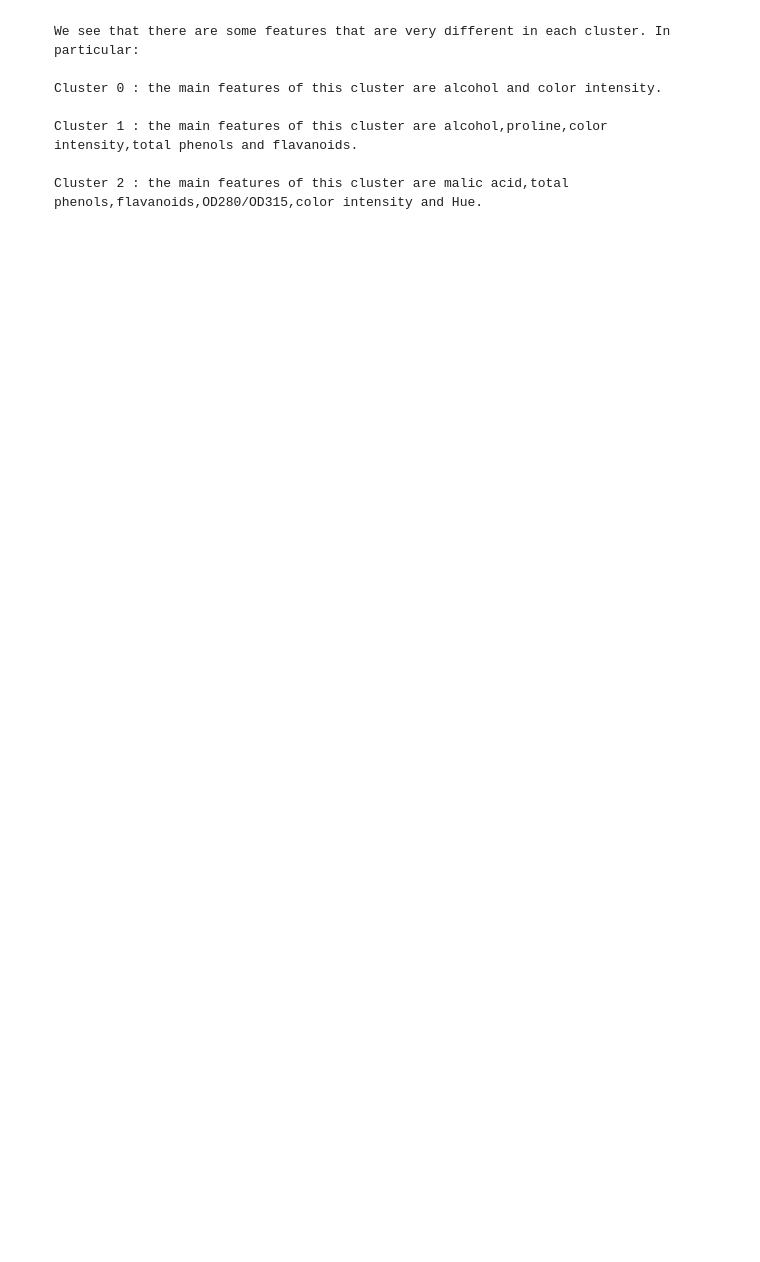
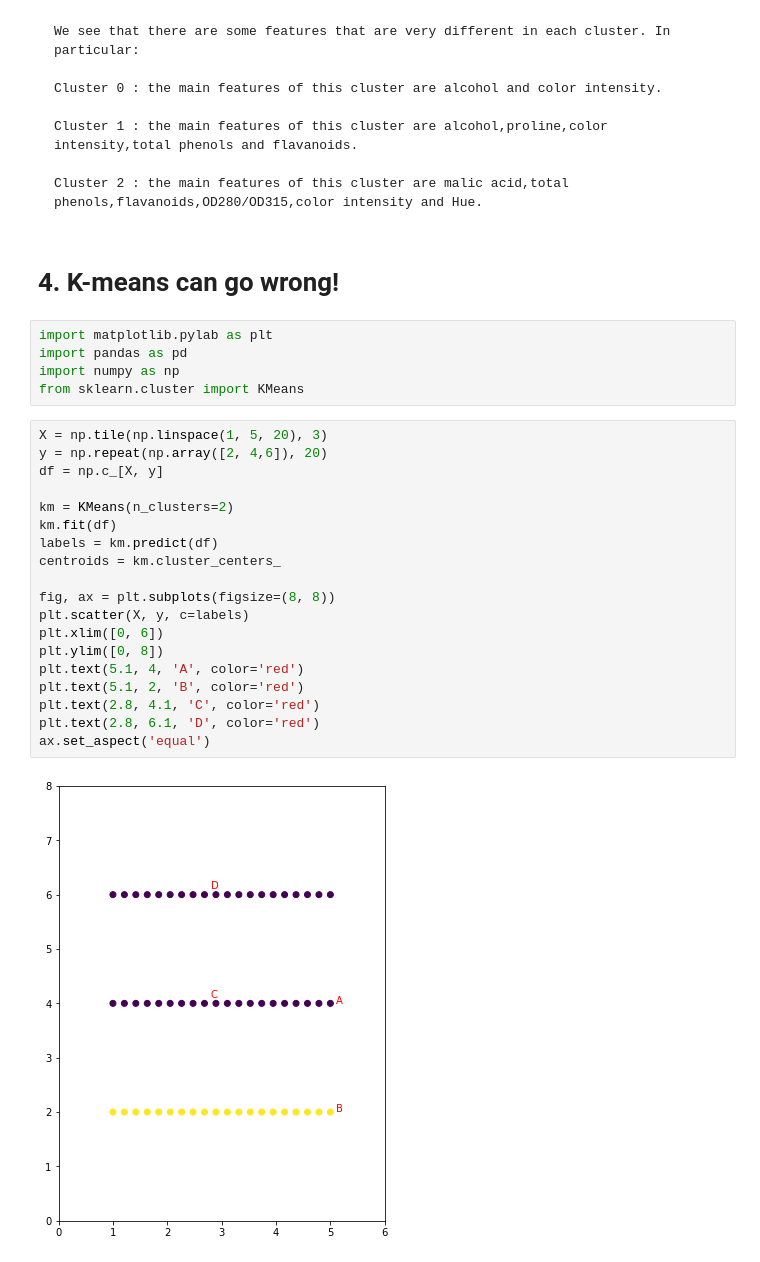
Before and after one commit to AntoCat93/HW4_G18, a Jupyter notebook: main.ipynb, the cells around one changed output. Drawn from its saved outputs; the diff is of its cells as text; blank space fills up the shorter version.

```diff
--- a/main.ipynb
+++ b/main.ipynb
@@ -698,3 +698,31 @@ df.pivot(columns='Cluster').Proline.plot.box(vert=False)
     Cluster 1 : the main features of this cluster are alcohol,proline,color intensity,total phenols and flavanoids.
 
     Cluster 2 : the main features of this cluster are malic acid,total phenols,flavanoids,OD280/OD315,color intensity and Hue.
+# %% [markdown]
+# 4. K-means can go wrong!
+# %%
+import matplotlib.pylab as plt
+import pandas as pd
+import numpy as np
+from sklearn.cluster import KMeans
+# %%
+X = np.tile(np.linspace(1, 5, 20), 3)
+y = np.repeat(np.array([2, 4,6]), 20)
+df = np.c_[X, y]
+
+km = KMeans(n_clusters=2)
+km.fit(df)
+labels = km.predict(df)
+centroids = km.cluster_centers_
+
+fig, ax = plt.subplots(figsize=(8, 8))
+plt.scatter(X, y, c=labels)
+plt.xlim([0, 6])
+plt.ylim([0, 8])
+plt.text(5.1, 4, 'A', color='red')
+plt.text(5.1, 2, 'B', color='red')
+plt.text(2.8, 4.1, 'C', color='red')
+plt.text(2.8, 6.1, 'D', color='red')
+ax.set_aspect('equal')
+# %% [output]
+[figure, added]
```
Also changed, not shown: parts of 22 cells of this notebook.
